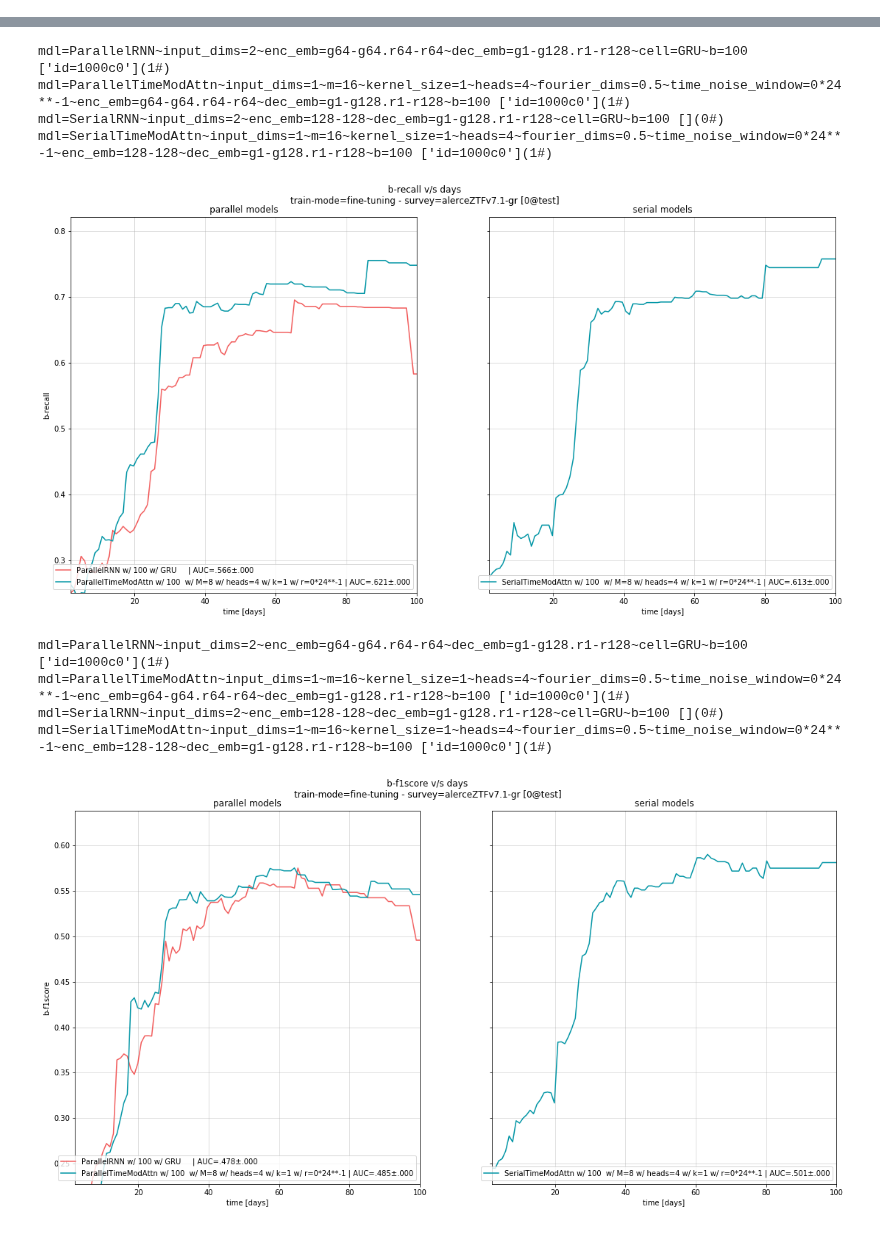
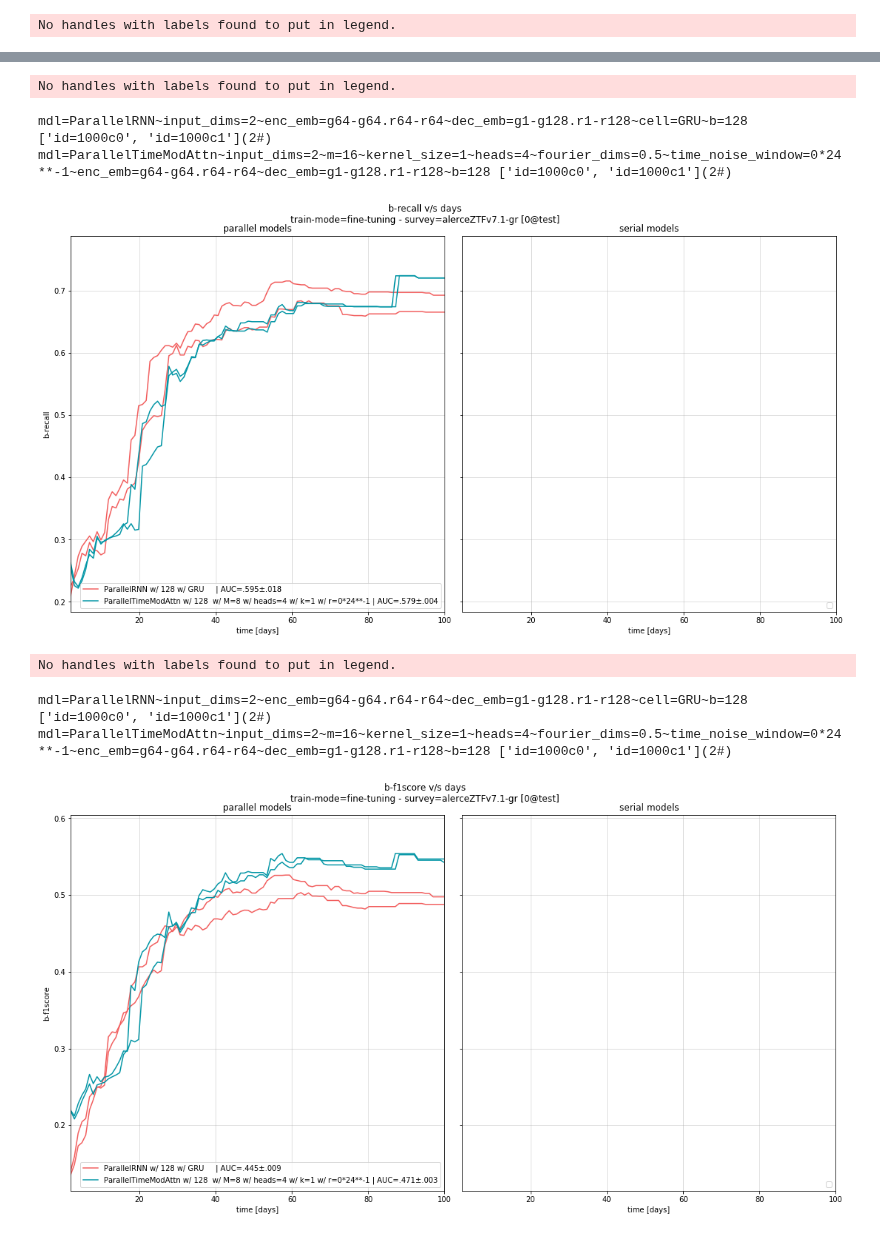
Before and after one commit to opimentel-github/astro-lightcurves-classifier, a Jupyter notebook: experiments/metrics_results.ipynb, the cells around one changed output, grey strips where cells are left out. Cells and saved outputs as stored; diff of their text form; code cells hidden in the pictures.

```diff
--- a/experiments/metrics_results.ipynb
+++ b/experiments/metrics_results.ipynb
@@ -41,7 +39,8 @@ dmetrics = {
     }
 plot_metric(rootdir, cfilename, kf, lcset_name, model_names, dmetrics,
     #'baselines_dict':baselines_dict,
-    percentile=95, # None 5 10 25 30 50
+    percentile=None, # None 50 60 95
+    #target_class='SNIa', # SLSN SNIbc SNII-b-n SNIa
     )
 # %% [output]
 The autoreload extension is already loaded. To reload it, use:
@@ -52,0 +50 @@ mdl=SerialTimeModAttn~input_dims=1~m=16~kernel_size=1~heads=4~fourier_dims=0.5~t
+No handles with labels found to put in legend.
@@ -54,10 +52,8 @@ mdl=SerialTimeModAttn~input_dims=1~m=16~kernel_size=1~heads=4~fourier_dims=0.5~t
-mdl=ParallelRNN~input_dims=2~enc_emb=g64-g64.r64-r64~dec_emb=g1-g128.r1-r128~cell=GRU~b=100 ['id=1000c0'](1#)
-mdl=ParallelTimeModAttn~input_dims=1~m=16~kernel_size=1~heads=4~fourier_dims=0.5~time_noise_window=0*24**-1~enc_emb=g64-g64.r64-r64~dec_emb=g1-g128.r1-r128~b=100 ['id=1000c0'](1#)
-mdl=SerialRNN~input_dims=2~enc_emb=128-128~dec_emb=g1-g128.r1-r128~cell=GRU~b=100 [](0#)
-mdl=SerialTimeModAttn~input_dims=1~m=16~kernel_size=1~heads=4~fourier_dims=0.5~time_noise_window=0*24**-1~enc_emb=128-128~dec_emb=g1-g128.r1-r128~b=100 ['id=1000c0'](1#)
+No handles with labels found to put in legend.
+mdl=ParallelRNN~input_dims=2~enc_emb=g64-g64.r64-r64~dec_emb=g1-g128.r1-r128~cell=GRU~b=128 ['id=1000c0', 'id=1000c1'](2#)
+mdl=ParallelTimeModAttn~input_dims=2~m=16~kernel_size=1~heads=4~fourier_dims=0.5~time_noise_window=0*24**-1~enc_emb=g64-g64.r64-r64~dec_emb=g1-g128.r1-r128~b=128 ['id=1000c0', 'id=1000c1'](2#)
-[figure, old version]
+[figure, new version]
-mdl=ParallelRNN~input_dims=2~enc_emb=g64-g64.r64-r64~dec_emb=g1-g128.r1-r128~cell=GRU~b=100 ['id=1000c0'](1#)
-mdl=ParallelTimeModAttn~input_dims=1~m=16~kernel_size=1~heads=4~fourier_dims=0.5~time_noise_window=0*24**-1~enc_emb=g64-g64.r64-r64~dec_emb=g1-g128.r1-r128~b=100 ['id=1000c0'](1#)
-mdl=SerialRNN~input_dims=2~enc_emb=128-128~dec_emb=g1-g128.r1-r128~cell=GRU~b=100 [](0#)
-mdl=SerialTimeModAttn~input_dims=1~m=16~kernel_size=1~heads=4~fourier_dims=0.5~time_noise_window=0*24**-1~enc_emb=128-128~dec_emb=g1-g128.r1-r128~b=100 ['id=1000c0'](1#)
+No handles with labels found to put in legend.
+mdl=ParallelRNN~input_dims=2~enc_emb=g64-g64.r64-r64~dec_emb=g1-g128.r1-r128~cell=GRU~b=128 ['id=1000c0', 'id=1000c1'](2#)
+mdl=ParallelTimeModAttn~input_dims=2~m=16~kernel_size=1~heads=4~fourier_dims=0.5~time_noise_window=0*24**-1~enc_emb=g64-g64.r64-r64~dec_emb=g1-g128.r1-r128~b=128 ['id=1000c0', 'id=1000c1'](2#)
-[figure, old version]
+[figure, new version]
```
Also changed, not shown: parts of 4 cells of this notebook, 12 other files.
